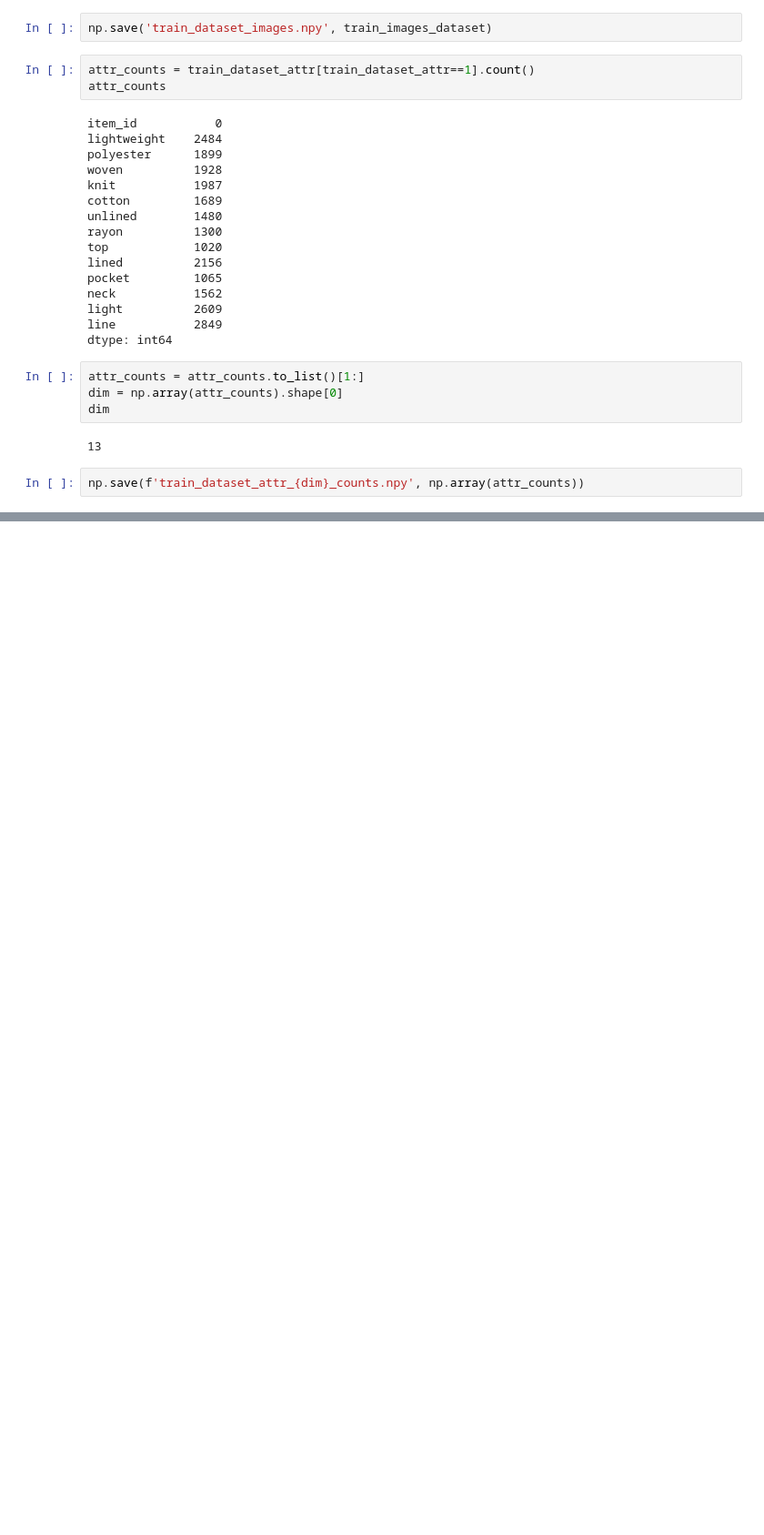
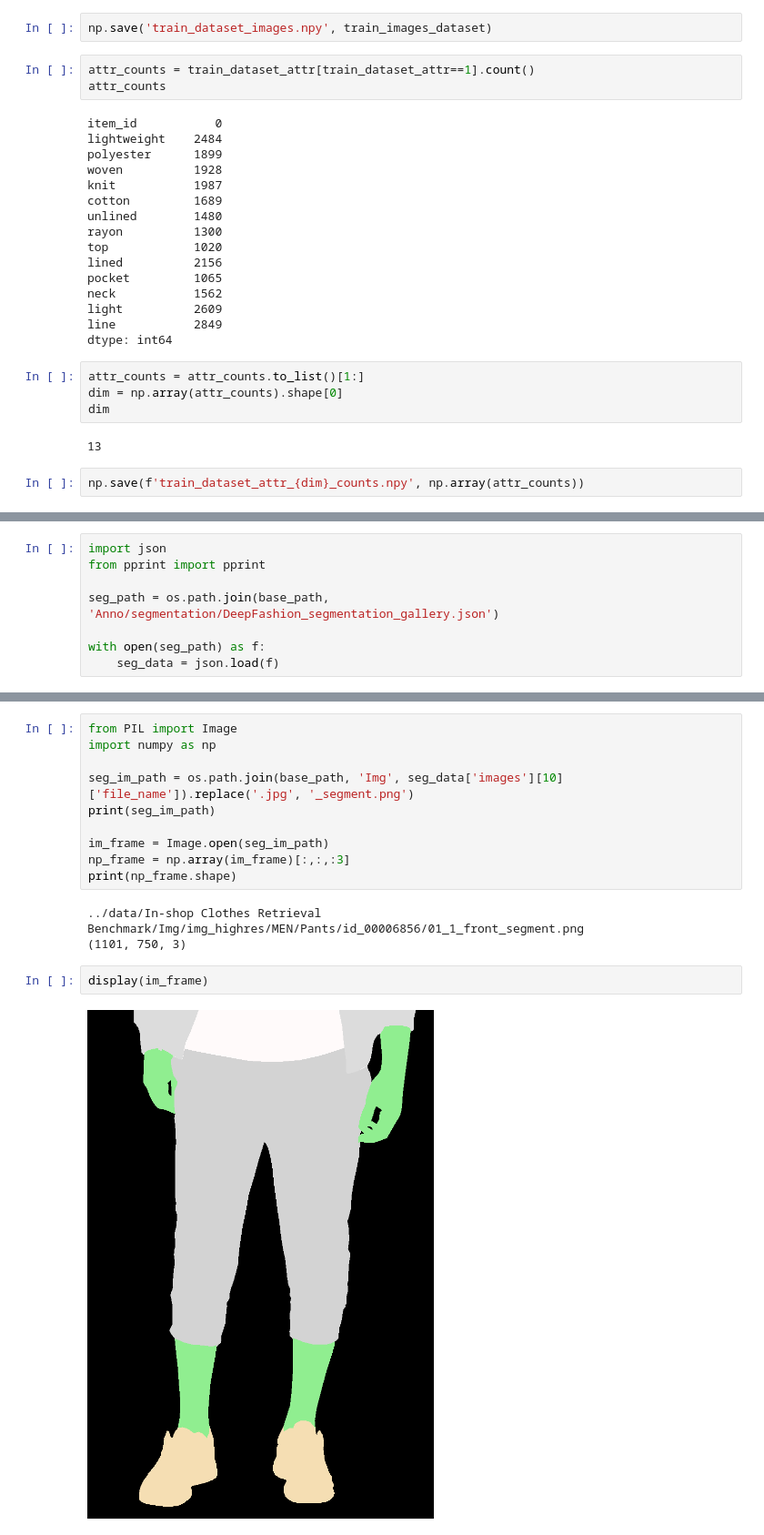
Before and after one commit to kevinleewy/CS329S-project, a Jupyter notebook: notebooks/data_analysis.ipynb, the cells around one changed output, grey strips where cells are left out. Shown at 91% size. Saved outputs shown, nothing was run; the diff lists cells and outputs as text; blank space fills up the shorter version.

Commit message:
Added unet and logic to load segmentation data (in ipynb)

```diff
--- a/notebooks/data_analysis.ipynb
+++ b/notebooks/data_analysis.ipynb
@@ -410,0 +413,8 @@ np.save(f'train_dataset_attr_{dim}_counts.npy', np.array(attr_counts))
+# %%
+import json
+from pprint import pprint
+
+seg_path = os.path.join(base_path, 'Anno/segmentation/DeepFashion_segmentation_gallery.json')
+
+with open(seg_path) as f:
+    seg_data = json.load(f)
@@ -410,0 +516,17 @@ np.save(f'train_dataset_attr_{dim}_counts.npy', np.array(attr_counts))
+# %%
+from PIL import Image
+import numpy as np
+
+seg_im_path = os.path.join(base_path, 'Img', seg_data['images'][10]['file_name']).replace('.jpg', '_segment.png')
+print(seg_im_path)
+
+im_frame = Image.open(seg_im_path)
+np_frame = np.array(im_frame)[:,:,:3]
+print(np_frame.shape)
+# %% [output]
+../data/In-shop Clothes Retrieval Benchmark/Img/img_highres/MEN/Pants/id_00006856/01_1_front_segment.png
+(1101, 750, 3)
+# %%
+display(im_frame)
+# %% [output]
+[figure, added]
```
Also changed, not shown: parts of 14 cells of this notebook, 2 other files.
